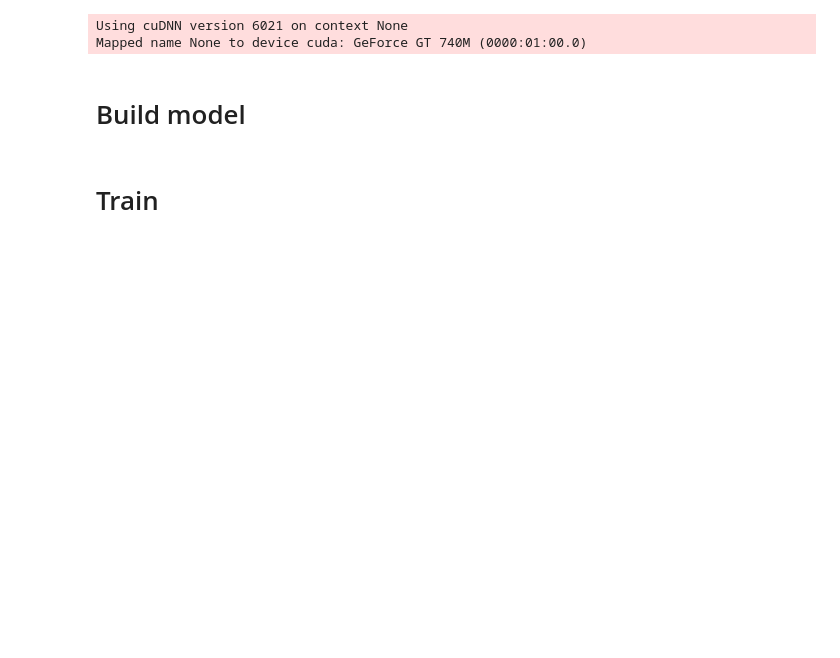
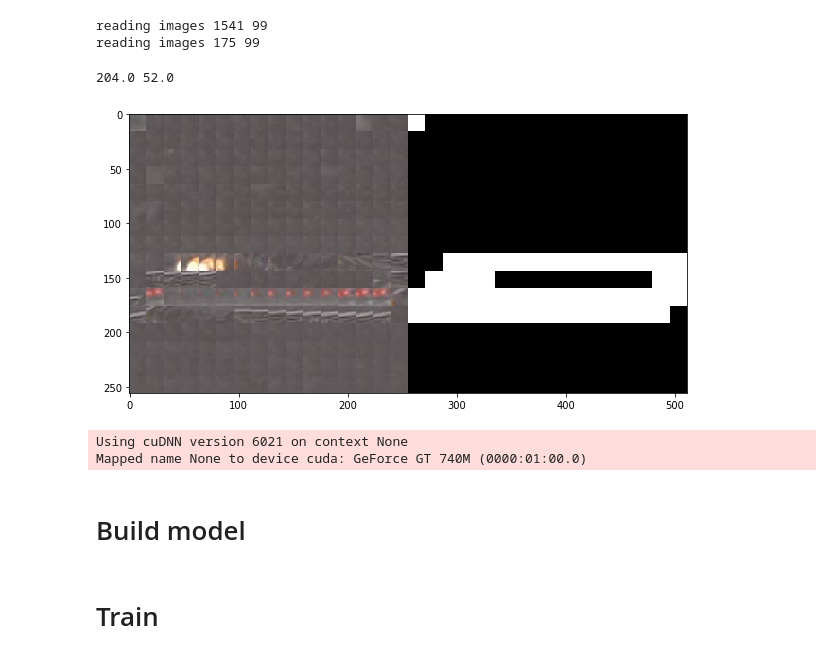
Before and after one commit to nvvaulin/gmm_segmentation, a Jupyter notebook: GMM_SEG.ipynb, the cells around one changed output. Drawn from its saved outputs; the diff is of its cells as text; code cells hidden in the pictures; blank space fills up the shorter version.

```diff
--- a/GMM_SEG.ipynb
+++ b/GMM_SEG.ipynb
@@ -14,22 +15,30 @@ cfg.TRAIN.EPOCH = 0
 cfg.TRAIN.EPOCH_SIZE = 1000
 cfg.TRAIN.EPOCH_NUM = 10
 cfg.gm_num = 4
-cfg.ndim = 9
-cfg.NAME = 'conv2_color_ndim%i'%(cfg.ndim)#'conv_net_no_bn_ndim12010'#
+cfg.ndim = 7
+cfg.NAME = 'conv_ndim%i'%(cfg.ndim)#'conv_net_no_bn_ndim12010'#
 # %%
 from loader import TieLoader,data_generator
-train_loader = TieLoader('train_ties1',0.2,0.3,t_size=32,mask_size=cfg.OUT_SIZE,sample_size=cfg.TILE_SIZE)
-test_loader = TieLoader('test_ties',0.2,0.3,t_size=32,mask_size=cfg.OUT_SIZE,sample_size=cfg.TILE_SIZE)
+train_loader = TieLoader('/home/nvvaulin/development/dataset/train_ties1',
+                         0.2,0.3,t_size=32,mask_size=cfg.OUT_SIZE,sample_size=cfg.TILE_SIZE)
+test_loader = TieLoader('/home/nvvaulin/development/dataset/test_ties',
+                        0.2,0.3,t_size=32,mask_size=cfg.OUT_SIZE,sample_size=cfg.TILE_SIZE)
+# %% [output]
+reading images 1541 99
+reading images 175 99
 # %%
-# from dataset_tools import draw
+from dataset_tools import draw
 
-# for x,y in data_generator(train_loader,epoch_size=1,shuffle=True):
-#     print np.ones_like(y)[y<0.1].sum(),np.ones_like(y)[y>0.9].sum()
-#     x = np.transpose(x,(0,2,3,1)).astype(np.uint8)
-#     y = (y*255.).astype(np.uint8)
-#     _y = np.zeros(x.shape[:3],dtype=np.uint8)
-#     _y[:] = y[:,0,0][:,None,None]
-#     draw(x,_y)
+for x,y in data_generator(train_loader,epoch_size=1,shuffle=True):
+    print np.ones_like(y)[y<0.1].sum(),np.ones_like(y)[y>0.9].sum()
+    x = np.transpose(x,(0,2,3,1)).astype(np.uint8)
+    y = (y*255.).astype(np.uint8)
+    _y = np.zeros(x.shape[:3],dtype=np.uint8)
+    _y[:] = y[:,0,0][:,None,None]
+    draw(x,_y)
+# %% [output]
+204.0 52.0
+[figure, added]
 # %%
 import theano
 import theano.tensor as T
```
Also changed, not shown: parts of 12 cells of this notebook, 5 other files.
